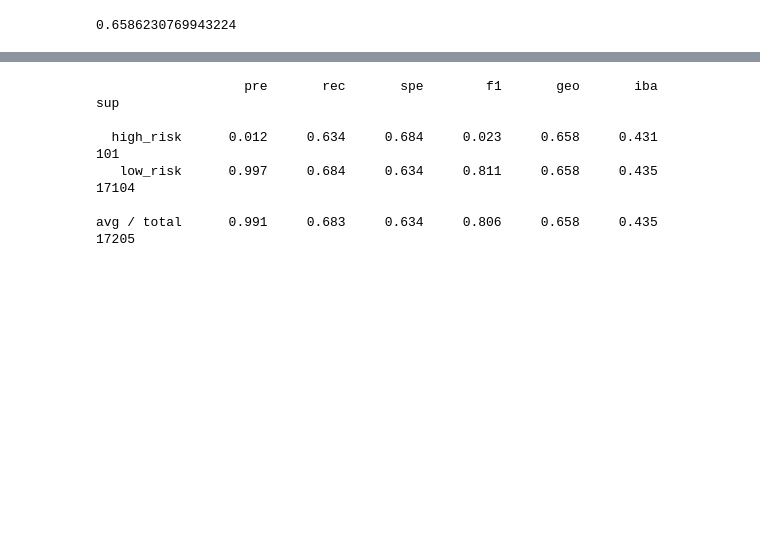
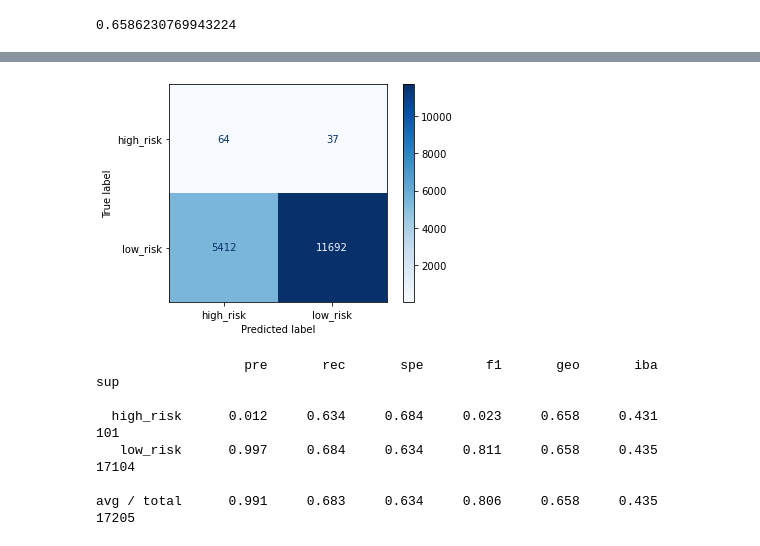
Before and after one commit to matin-n/Credit_Risk_Analysis, a Jupyter notebook: credit_risk_resampling.ipynb, the cells around one changed output, grey strips where cells are left out. Saved outputs shown, nothing was run; the diff lists cells and outputs as text; code cells hidden in the pictures; blank space fills up the shorter version.

```diff
--- a/credit_risk_resampling.ipynb
+++ b/credit_risk_resampling.ipynb
@@ -295,3 +313,10 @@ array([[   64,    37],
+# %%
+disp = ConfusionMatrixDisplay.from_predictions(
+    y_test, y_pred, cmap="Blues", values_format="d"
+)
+plt.show()
+# %% [output]
+[figure, added]
 # %%
 # Print the imbalanced classification report
 print(classification_report_imbalanced(y_test, y_pred, digits=3))
```
Also changed, not shown: parts of 19 cells of this notebook.
